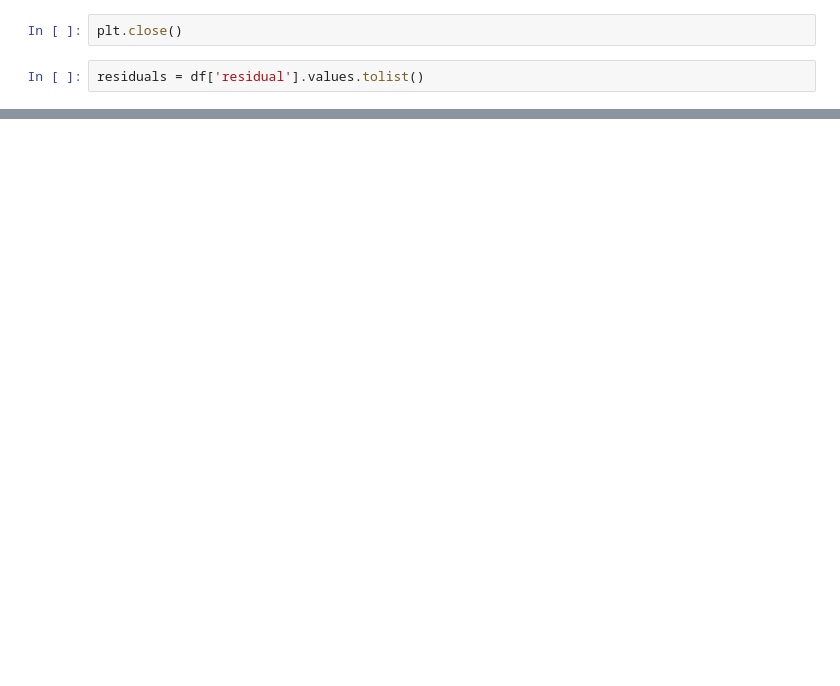
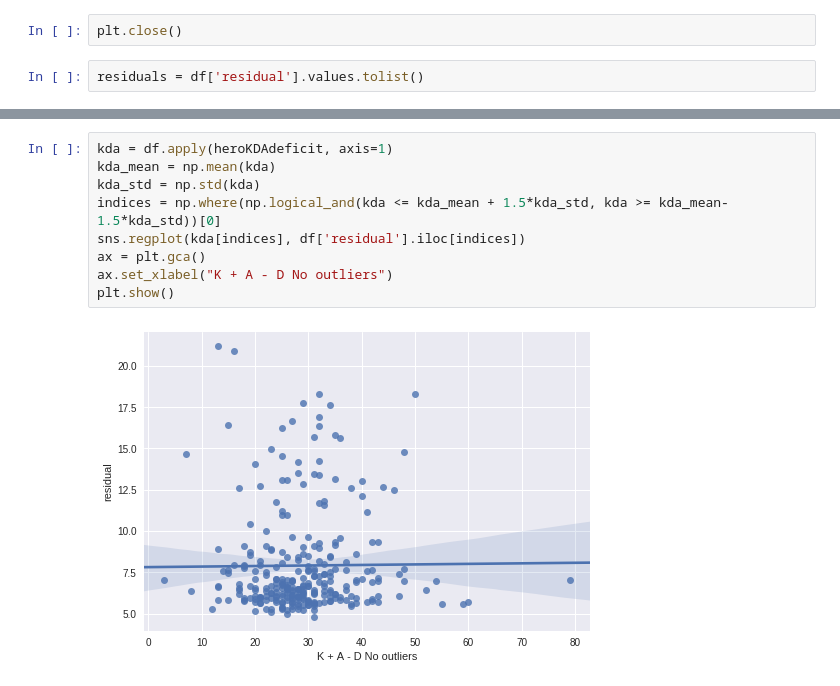
Before and after one commit to beelze-b/Open-Dota-Exploration, a Jupyter notebook: WeightsAndResiduals.ipynb, the cells around one changed output, grey strips where cells are left out. Cells and saved outputs as stored; diff of their text form; blank space fills up the shorter version.

```diff
--- a/WeightsAndResiduals.ipynb
+++ b/WeightsAndResiduals.ipynb
@@ -182,0 +229,11 @@ plt.show()
+# %%
+kda = df.apply(heroKDAdeficit, axis=1)
+kda_mean = np.mean(kda)
+kda_std = np.std(kda)
+indices = np.where(np.logical_and(kda <= kda_mean + 1.5*kda_std, kda >= kda_mean-1.5*kda_std))[0]
+sns.regplot(kda[indices], df['residual'].iloc[indices])
+ax = plt.gca()
+ax.set_xlabel("K + A - D No outliers")
+plt.show()
+# %% [output]
+[figure, added]
```
Also changed, not shown: parts of 18 cells of this notebook.
